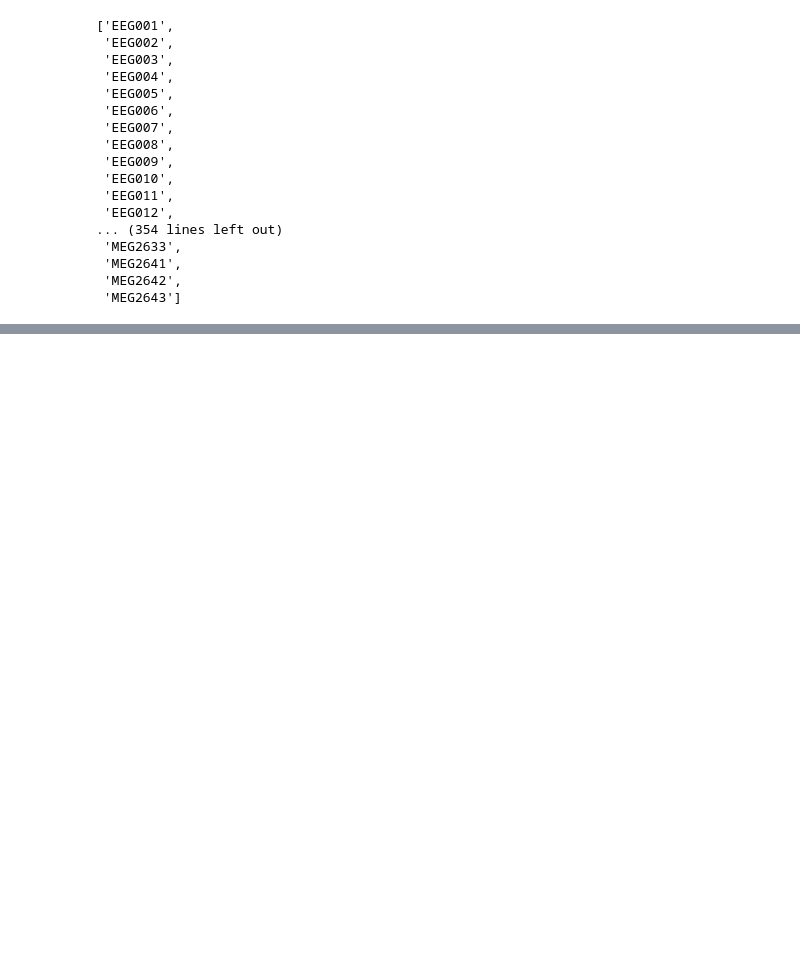
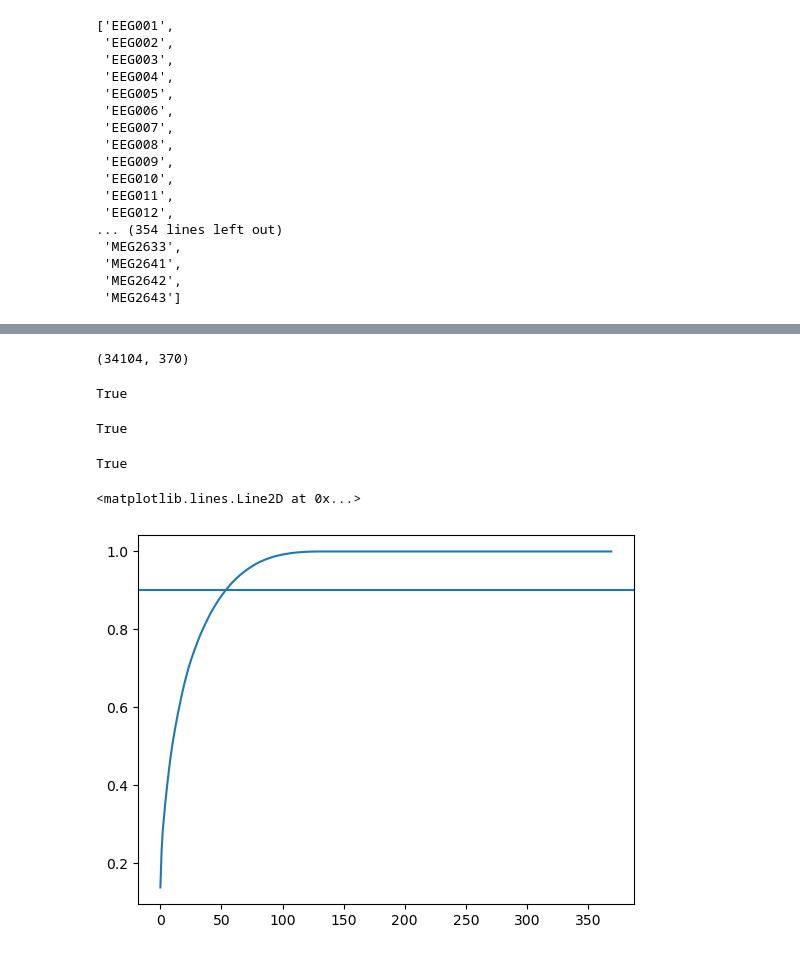
Before and after one commit to magna-fede/NEOS, a Jupyter notebook: Untitled5.ipynb, the cells around one changed output, grey strips where cells are left out. Saved outputs shown, nothing was run; the diff lists cells and outputs as text; code cells hidden in the pictures; blank space fills up the shorter version.

```diff
--- a/Untitled5.ipynb
+++ b/Untitled5.ipynb
@@ -64,6 +64,7 @@ print('Reading EEG/MEG forward solution: %s.' % fwd_fname)
 fwd_eegmeg = mne.read_forward_solution(fwd_fname)
 fname_cov = path.join(sbj_path, config.map_subjects[sbj_id][0][-3:] + \
                           '_covariancematrix_auto-cov.fif')
+noise_cov = mne.read_cov(fname_cov)
 # %% [output]
 Reading EEG/MEG forward solution: /imaging/hauk/users/fm02/MEG_NEOS/data/meg22_197/9_EEGMEG-fwd.fif.
 Reading forward solution from /imaging/hauk/users/fm02/MEG_NEOS/data/meg22_197/9_EEGMEG-fwd.fif...
@@ -245,3 +244,6 @@ fwd['info']['ch_names']
  'MEG2641',
  'MEG2642',
  'MEG2643']
+# %%
+inv = mne.minimum_norm.make_inverse_operator(
+    raw.info, fwd_eegmeg, noise_cov, loose=0.2, depth=0.8)
@@ -247,0 +298,4 @@ fwd['info']['ch_names']
+# %%
+inv['eigen_leads']['data'].shape
+# %% [output]
+(34104, 370)
@@ -247,0 +306,22 @@ fwd['info']['ch_names']
+# %%
+b_eigf = inv['eigen_fields']['data']
+b_sing = inv['sing']
+b_el = inv['eigen_leads']['data']
+# %%
+(a_sing==b_sing).all()
+# %% [output]
+True
+# %%
+(a_eigf==b_eigf).all()
+# %% [output]
+True
+# %%
+(a_el==b_el).all()
+# %% [output]
+True
+# %%
+plt.plot(np.cumsum(b_sing**2)/np.sum(b_sing**2))
+plt.axhline(0.9)
+# %% [output]
+<matplotlib.lines.Line2D at 0x...>
+[figure, added]
```
Also changed, not shown: parts of 14 cells of this notebook, 18 other files.
